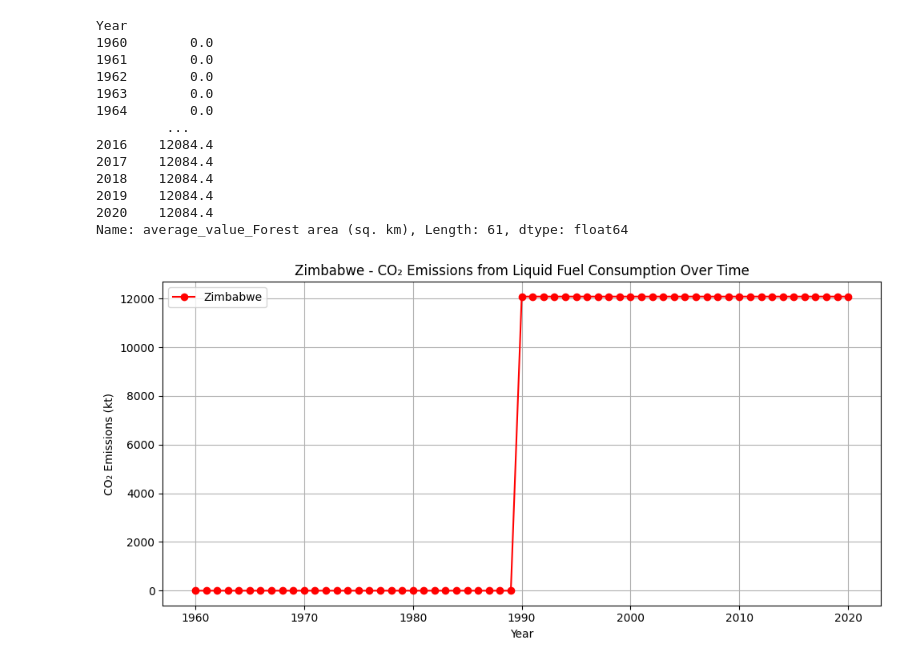
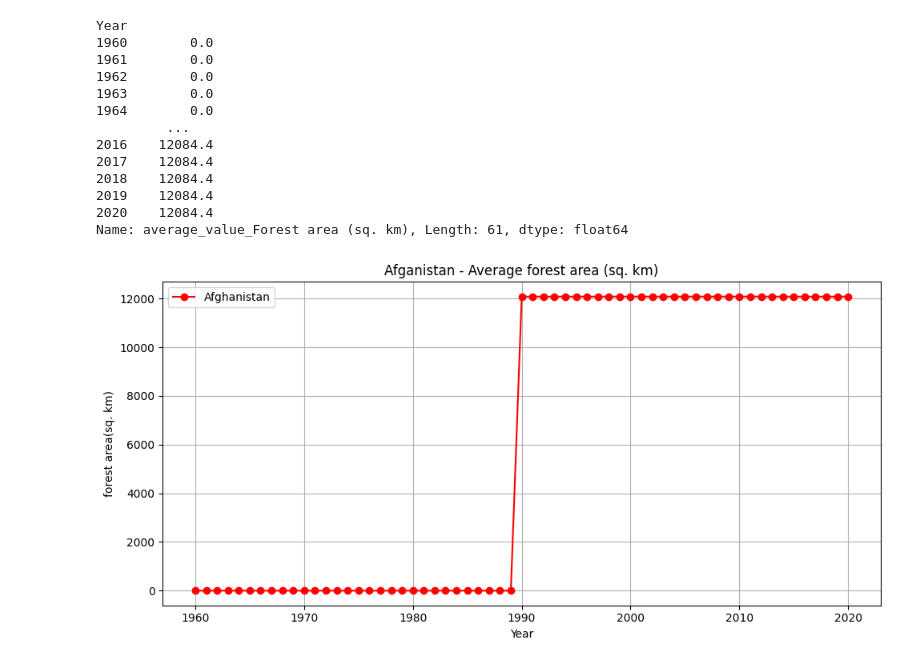
Before and after one commit to SriSupratikTalari/project2, a Jupyter notebook: climate.ipynb, the cells around one changed output. Saved outputs shown, nothing was run; the diff lists cells and outputs as text; code cells hidden in the pictures.

```diff
--- a/climate.ipynb
+++ b/climate.ipynb
@@ -208,21 +210,21 @@ Name: average_value_Forest area (sq. km), Length: 61, dtype: float64
 # %%
 #deceptive
 plt.figure(figsize=(10, 5))
 plt.plot(
     af_bf.index,  # Years
     af_bf.values,  # Emissions
     marker='o',
     linestyle='-',
     color='red',
-    label='Zimbabwe'
+    label='Afghanistan'
 )
 
-plt.title('Zimbabwe - CO₂ Emissions from Liquid Fuel Consumption Over Time')
+plt.title('Afganistan - Average forest area (sq. km)')
 plt.xlabel('Year')
-plt.ylabel('CO₂ Emissions (kt)')
+plt.ylabel('forest area(sq. km)')
 plt.grid(True)
 plt.legend()
 plt.tight_layout()
 plt.show()
 # %% [output]
-[figure, old version]
+[figure, new version]
```
Also changed, not shown: parts of 2 cells of this notebook.
